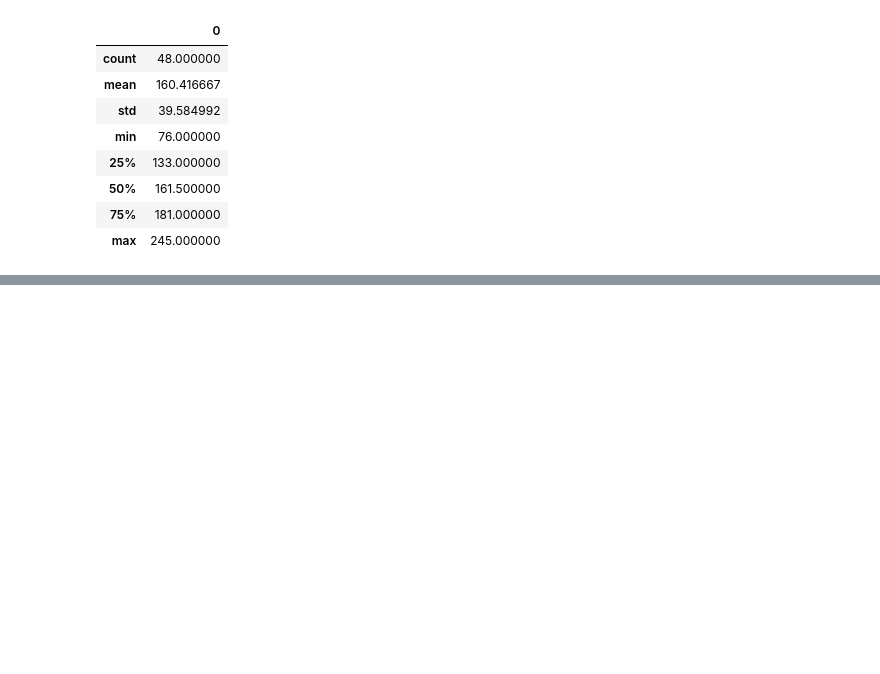
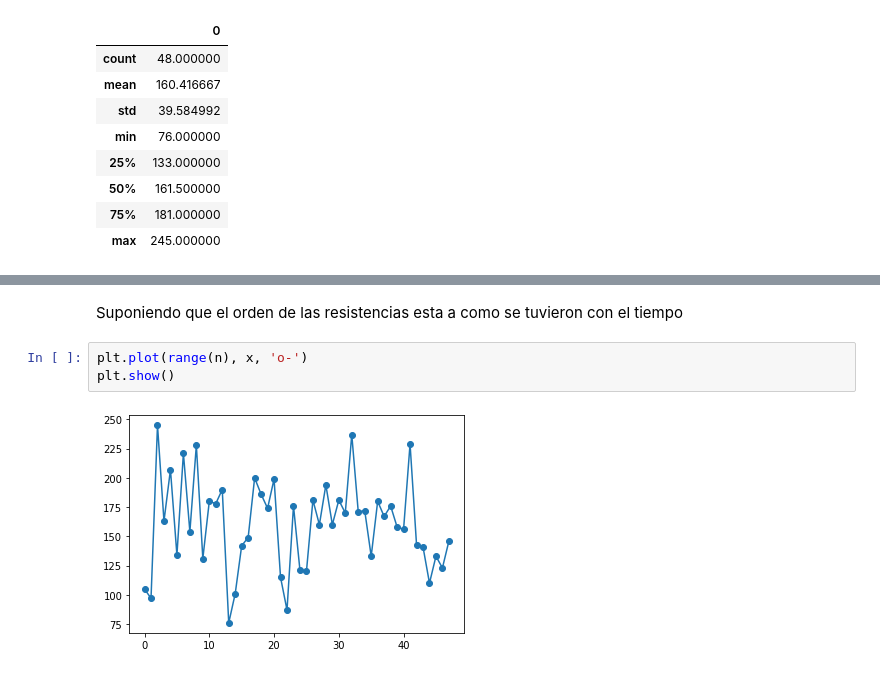
Before and after one commit to Pmz94/data-science, a Jupyter notebook: estadistica.ipynb, the cells around one changed output, grey strips where cells are left out. Drawn from its saved outputs; the diff is of its cells as text; blank space fills up the shorter version.

Commit message:
agregando graficas de series de tiempo y datasets

```diff
--- a/estadistica.ipynb
+++ b/estadistica.ipynb
@@ -335,0 +346,7 @@ pd.DataFrame(x).describe()
+# %% [markdown]
+Suponiendo que el orden de las resistencias esta a como se tuvieron con el tiempo
+# %%
+plt.plot(range(n), x, 'o-')
+plt.show()
+# %% [output]
+[figure, added]
```
Also changed, not shown: parts of 19 cells of this notebook, 7 other files.
